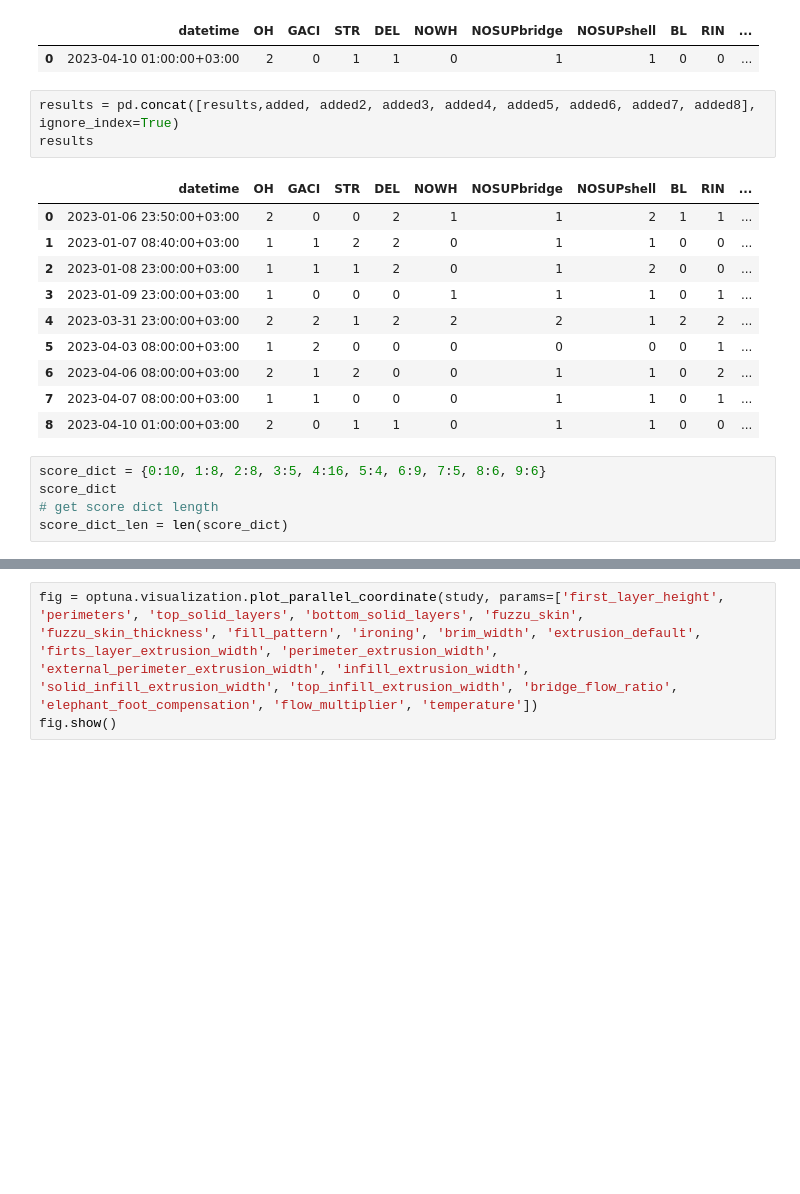
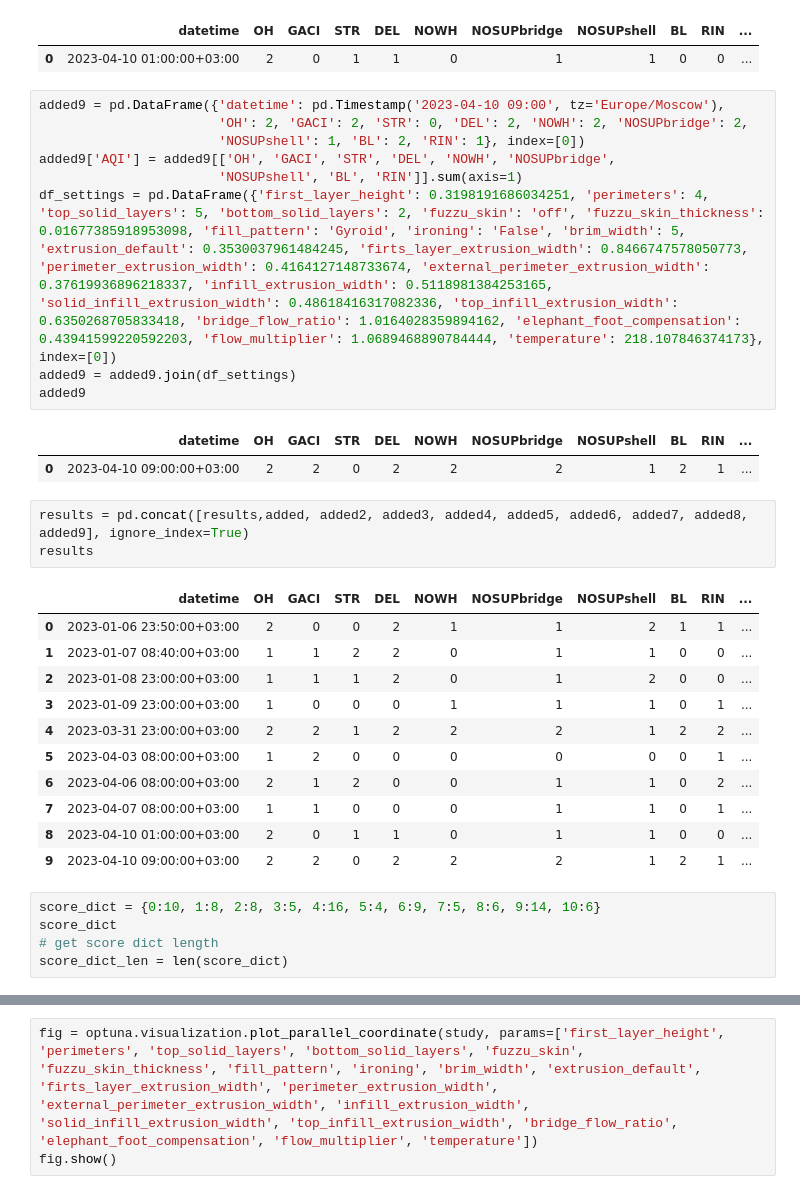
Before and after one commit to ksetdekov/optuna_4_prusa_slicer, a Jupyter notebook: optimization.ipynb, the cells around one changed output, grey strips where cells are left out. Drawn from its saved outputs; the diff is of its cells as text; blank space fills up the shorter version.

```diff
--- a/optimization.ipynb
+++ b/optimization.ipynb
@@ -148,22 +148,35 @@ added8
 # %% [output]
 |  | datetime | OH | GACI | STR | DEL | NOWH | NOSUPbridge | NOSUPshell | BL | RIN | ... |
 | 0 | 2023-04-10 01:00:00+03:00 | 2 | 0 | 1 | 1 | 0 | 1 | 1 | 0 | 0 | ... |
+# %%
+added9 = pd.DataFrame({'datetime': pd.Timestamp('2023-04-10 09:00', tz='Europe/Moscow'),
+                       'OH': 2, 'GACI': 2, 'STR': 0, 'DEL': 2, 'NOWH': 2, 'NOSUPbridge': 2,
+                       'NOSUPshell': 1, 'BL': 2, 'RIN': 1}, index=[0])
+added9['AQI'] = added9[['OH', 'GACI', 'STR', 'DEL', 'NOWH', 'NOSUPbridge',
+                       'NOSUPshell', 'BL', 'RIN']].sum(axis=1)
+df_settings = pd.DataFrame({'first_layer_height': 0.3198191686034251, 'perimeters': 4, 'top_solid_layers': 5, 'bottom_solid_layers': 2, 'fuzzu_skin': 'off', 'fuzzu_skin_thickness': 0.01677385918953098, 'fill_pattern': 'Gyroid', 'ironing': 'False', 'brim_width': 5, 'extrusion_default': 0.3530037961484245, 'firts_layer_extrusion_width': 0.8466747578050773, 'perimeter_extrusion_width': 0.4164127148733674, 'external_perimeter_extrusion_width': 0.37619936896218337, 'infill_extrusion_width': 0.5118981384253165, 'solid_infill_extrusion_width': 0.48618416317082336, 'top_infill_extrusion_width': 0.6350268705833418, 'bridge_flow_ratio': 1.0164028359894162, 'elephant_foot_compensation': 0.43941599220592203, 'flow_multiplier': 1.0689468890784444, 'temperature': 218.107846374173}, index=[0])
+added9 = added9.join(df_settings)
+added9
+# %% [output]
+|  | datetime | OH | GACI | STR | DEL | NOWH | NOSUPbridge | NOSUPshell | BL | RIN | ... |
+| 0 | 2023-04-10 09:00:00+03:00 | 2 | 2 | 0 | 2 | 2 | 2 | 1 | 2 | 1 | ... |
 # %%
-results = pd.concat([results,added, added2, added3, added4, added5, added6, added7, added8], ignore_index=True)
+results = pd.concat([results,added, added2, added3, added4, added5, added6, added7, added8, added9], ignore_index=True)
 results
 # %% [output]
 |  | datetime | OH | GACI | STR | DEL | NOWH | NOSUPbridge | NOSUPshell | BL | RIN | ... |
 | 0 | 2023-01-06 23:50:00+03:00 | 2 | 0 | 0 | 2 | 1 | 1 | 2 | 1 | 1 | ... |
 | 1 | 2023-01-07 08:40:00+03:00 | 1 | 1 | 2 | 2 | 0 | 1 | 1 | 0 | 0 | ... |
 | 2 | 2023-01-08 23:00:00+03:00 | 1 | 1 | 1 | 2 | 0 | 1 | 2 | 0 | 0 | ... |
 | 3 | 2023-01-09 23:00:00+03:00 | 1 | 0 | 0 | 0 | 1 | 1 | 1 | 0 | 1 | ... |
 | 4 | 2023-03-31 23:00:00+03:00 | 2 | 2 | 1 | 2 | 2 | 2 | 1 | 2 | 2 | ... |
 | 5 | 2023-04-03 08:00:00+03:00 | 1 | 2 | 0 | 0 | 0 | 0 | 0 | 0 | 1 | ... |
 | 6 | 2023-04-06 08:00:00+03:00 | 2 | 1 | 2 | 0 | 0 | 1 | 1 | 0 | 2 | ... |
 | 7 | 2023-04-07 08:00:00+03:00 | 1 | 1 | 0 | 0 | 0 | 1 | 1 | 0 | 1 | ... |
 | 8 | 2023-04-10 01:00:00+03:00 | 2 | 0 | 1 | 1 | 0 | 1 | 1 | 0 | 0 | ... |
+| 9 | 2023-04-10 09:00:00+03:00 | 2 | 2 | 0 | 2 | 2 | 2 | 1 | 2 | 1 | ... |
 # %%
-score_dict = {0:10, 1:8, 2:8, 3:5, 4:16, 5:4, 6:9, 7:5, 8:6, 9:6}
+score_dict = {0:10, 1:8, 2:8, 3:5, 4:16, 5:4, 6:9, 7:5, 8:6, 9:14, 10:6}
 score_dict
 # get score dict length
 score_dict_len = len(score_dict)
```
Also changed, not shown: parts of 2 cells of this notebook, 1 other file.
